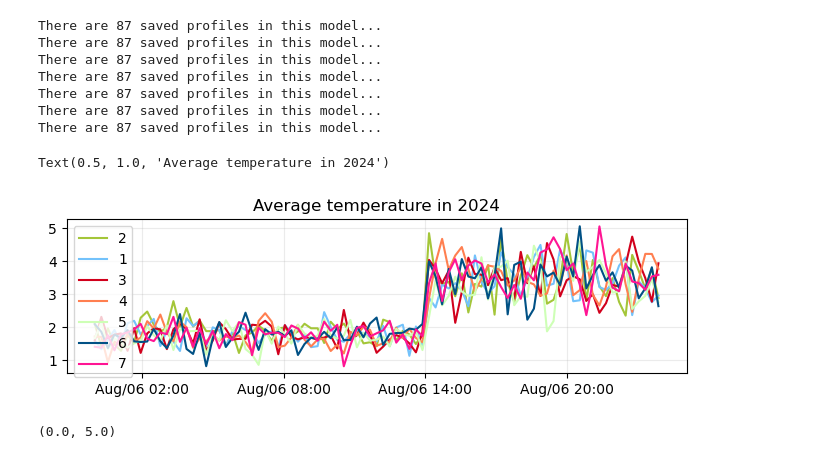
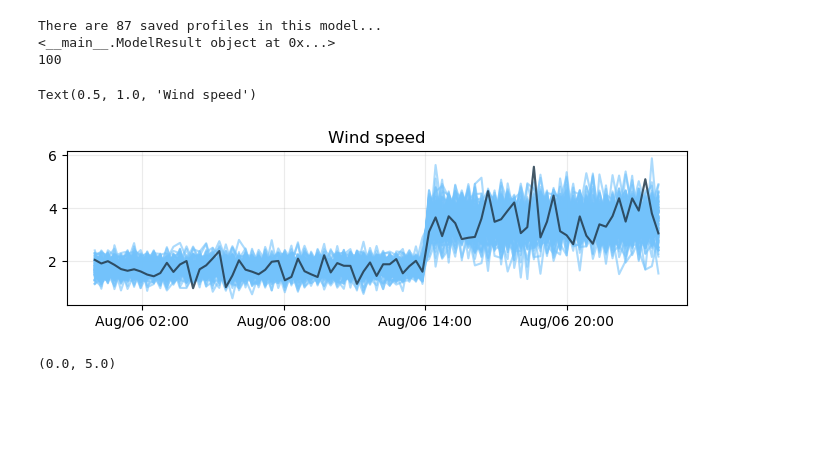
Before and after one commit to sienna-white/1D_JL_Turbulence_Model, a Jupyter notebook: wind_ens_sensitivity.ipynb, the cells around one changed output. Cells and saved outputs as stored; diff of their text form; code cells hidden in the pictures; blank space fills up the shorter version.

```diff
--- a/wind_ens_sensitivity.ipynb
+++ b/wind_ens_sensitivity.ipynb
@@ -26,34 +26,20 @@ colors = ["#a4c639", "#73c2fb", "#d1001c", "#ff7f50", "#ceffb6", "#015185", "#ff
 
 
 
-m1 = ModelResult("2024_heat_flux_x1.0_noise1.nc", "2024-08-06 00:00", "2024-08-07 00:00", isave)
-m2 = ModelResult("2024_heat_flux_x1.0_noise2.nc", "2024-08-06 00:00", "2024-08-07 00:00", isave)
-m3 = ModelResult("2024_heat_flux_x1.0_noise3.nc", "2024-08-06 00:00", "2024-08-07 00:00", isave)
-m4 = ModelResult("2024_heat_flux_x1.0_noise4.nc", "2024-08-06 00:00", "2024-08-07 00:00", isave)
-m5 = ModelResult("2024_heat_flux_x1.0_noise5.nc", "2024-08-06 00:00", "2024-08-07 00:00", isave)
-m6 = ModelResult("2024_heat_flux_x1.0_noise6.nc", "2024-08-06 00:00", "2024-08-07 00:00", isave)
-m7 = ModelResult("2024_heat_flux_x1.0_noise7.nc", "2024-08-06 00:00", "2024-08-07 00:00", isave)
+m1 = ModelResult("2024_heat_flux_ens100.nc", "2024-08-06 00:00", "2024-08-07 00:00", isave)
+
+# m10 = ModelResult("2024_heat_flux_x1.0
 # models_list = {'Wind x 1.0': m2024_01, 'Wind x 1.1': m2024_11, 'Wind x 0.9': m2024_09, 'Wind x 1.1 + noise (sigma=0.5)': m2024_11_noise,
 #                'Wind x 1.0 + noise (sigma=0.5)': m2024_01_noise}
-models_list = { '2': m2,
-               '1': m1,
-               '3': m3,
-               '4': m4,
-               '5': m5,
-               '6': m6,
-               '7': m7}
-models = models_list.keys()
+print(m1)
 # m2024_2 = ModelResult("2024_heat_flux.nc", "2024-08-06 00:00", "2024-08-07 00:00", isave)
 
-Nm = len(models)
+Nm = len(m1.ds.Nens.values)
+print(Nm)
 # %% [output]
 There are 87 saved profiles in this model...
-There are 87 saved profiles in this model...
-There are 87 saved profiles in this model...
-There are 87 saved profiles in this model...
-There are 87 saved profiles in this model...
-There are 87 saved profiles in this model...
-There are 87 saved profiles in this model...
+<__main__.ModelResult object at 0x...>
+100
 # %%
 # Define some plotting functions
 def format_date_ax(ax, hours=2):
@@ -71,24 +57,27 @@ def add_colorbar(fig, c):
 # %%
 # Compare wind + heat forcings
 fn = "/global/homes/s/siennaw/scratch/siennaw/stockton_field_data/forcing_for_model/2024/august6-28/"
 wind_2024 = pd.read_csv(fn + "wind.csv")
 heat_2024 = pd.read_csv(fn + "heat_flux2.csv")
 
 fig2, ax2 = plt.subplots( figsize=(8, 2))
 
-for im, model in enumerate(models):
-    ds = models_list[model].ds
-    ax2.plot(models_list[model].dates, ds['wind'], color=colors[im], label=model)
+for i in range(Nm):
+    ds = m1.ds.isel(Nens=i)
+    ax2.plot(m1.dates, ds['wind'], color=colors[1], alpha=0.6)
     # c1 = axs[im].pcolormesh(models_list[model].dates,-m2024_11.ds.z, m2024_11.ds['C'].values.T,  cmap=cmo.cm.thermal, vmin=vmin, vmax=vmax) #, vmin=24, vmax=32) #, vmin=1.5e-7, vmax=1.5e-7)
     # axs[im].set_title("Model with Wind x %s" % model)
 
-ax2.legend(loc="upper left")
+# ax2.legend(bbox_to_anchor=(1.05, 1), loc='upper left')
+
+ds = m1.ds.isel(Nens=0)
+ax2.plot(m1.dates, ds['wind'], color='k', alpha=0.6)
 
 format_date_ax(ax2, hours=6)
-ax2.set_title("Average temperature in 2024")
+ax2.set_title("Wind speed")
 # %% [output]
-Text(0.5, 1.0, 'Average temperature in 2024')
+Text(0.5, 1.0, 'Wind speed')
-[figure, old version]
+[figure, new version]
 # %%
 fig, axs = plt.subplots(1,1, figsize=(7, 2), sharex=False, sharey=True)
 wtime = pd.to_datetime(wind_2024["time"])
```
Also changed, not shown: parts of 10 cells of this notebook, 2 other files.
